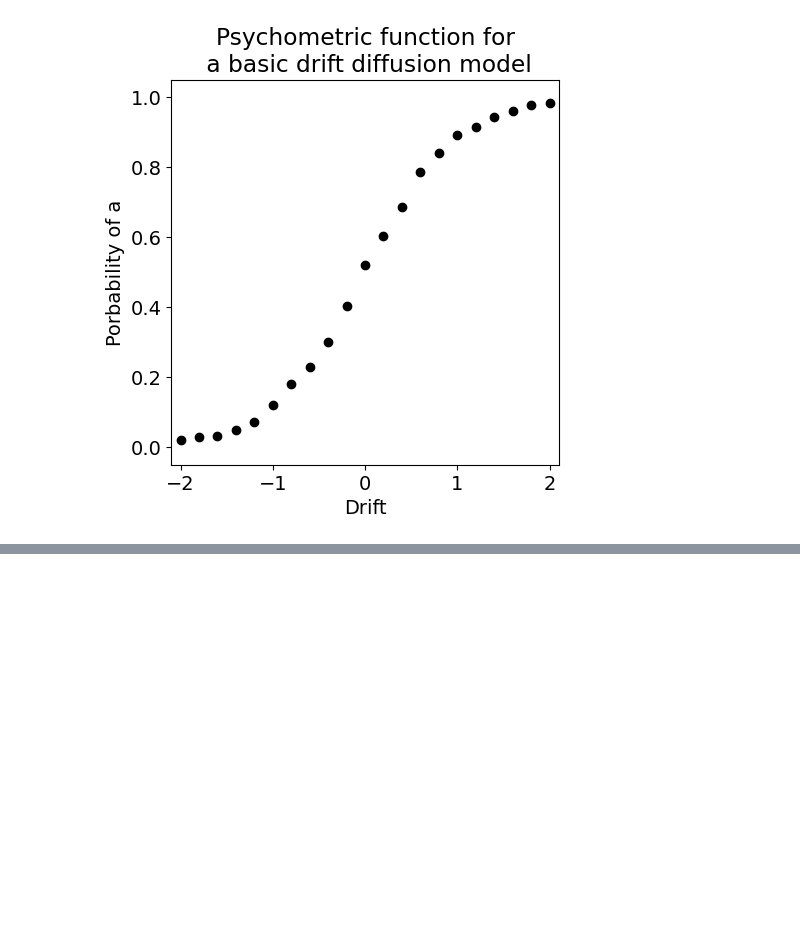
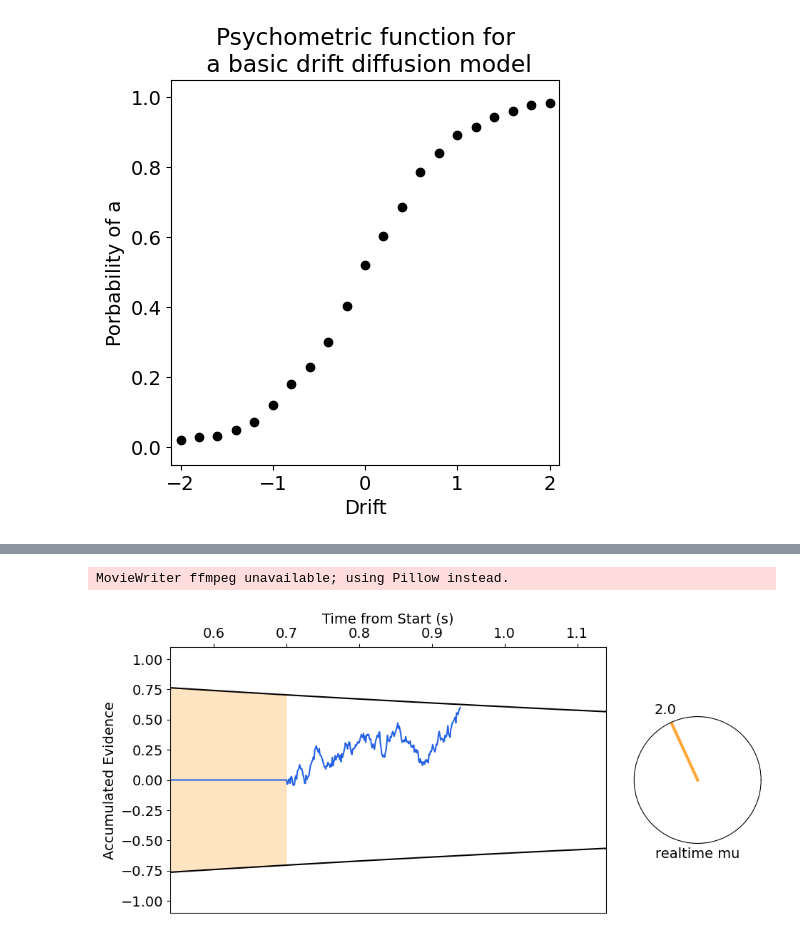
Before and after one commit to I-Pica/indp22-ddm-simulation-project, a Jupyter notebook: code/marco-sim-ddm.ipynb, the cells around one changed output, grey strips where cells are left out. Saved outputs shown, nothing was run; the diff lists cells and outputs as text; code cells hidden in the pictures; blank space fills up the shorter version.

```diff
--- a/code/marco-sim-ddm.ipynb
+++ b/code/marco-sim-ddm.ipynb
@@ -124,21 +219,25 @@ optocolorHEX[~mask] = colors[0]
 # %%
-# Optogentic manipulation on the integrator, here we clamp X
+# Optogentic manipulation of the evidence accumulator, here we change the clamp x
 
 # Define DDM parameters
 mu = 2 # drift
-#theta = 1 # bound
+theta = 1 # bound
 z = 0 # starting point
 sigma = 1 # noise std
-b = 0 # time varying bound
+# mfactor = 1
+decayingconstant = 2
+theta = theta*(np.exp(-t/decayingconstant))
 
-# Define simulation parameters
+# Define simulation time-parameters
 n_trials = 1000
 dt = .001
 T = 10
+t = np.arange(0, T, dt) # simulation time
 
 # Define optogenetic parameters
-t = np.arange(0, T, dt) # simulation time
-#theta = theta*np.ones((t.size,1))
+startT = 0.2
+finishT = 0.7
+mu = mu*np.ones((t.size,1))
 clamp_time = np.where(np.logical_and(t >= 0.2, t <= 0.7))[0] # 500 msec stimulation
 clamp_val = 0*np.ones((clamp_time.size,1))
 clamp_x = [clamp_time, clamp_val] # stimulation time, clamp value
@@ -146,6 +245,69 @@ clamp_x = [clamp_time, clamp_val] # stimulation time, clamp value
 # Run simulation
 S, traj = ddm.sim_ddm(mu, theta, z, sigma, n_trials, dt, T, clamp_x)
 ds_traj, ds_t = downsampleTraj(traj, t, 1)
+# %%
+import matplotlib.animation as animation
+from matplotlib.gridspec import GridSpec
+
+## Trial Properties
+trialID = 1
+rangeanim = np.sum(~np.isnan(ds_traj[trialID,:]))
+
+## Graphical Properties
+alphas = 0.3*np.ones(t.size)
+alphas[opto_time] = 0.6
+optocolor = np.zeros(4)
+optocolor[0:-1] = [255/255, 167/255, 55/255]
+optocolor[3] = alphas[0]
+optocolorHEX = np.tile('#FFA737', t.size)
+optocolorHEX[opto_time] = colors[0]
+
+# Start the Plot
+fig = plt.figure(figsize=(10,5))
+gs = GridSpec(1, 4, figure=fig)
+ax0 = fig.add_subplot(gs[0, 0:-1])
+ax1 = fig.add_subplot(gs[0, -1], projection='polar')
+
+line, = ax0.plot(ds_t, ds_traj[trialID,:], color=colors[0])
+ax0.plot(ds_t, -theta, color='black')
+ax0.plot(ds_t, theta, color='black')
+
+#ax0.fill_between([0.2, 0.2, 0.7, 0.7], [-1, 1, 1, -1], color=optocolor)
+optopatch = ax0.fill_between(t[opto_time], -theta[opto_time], theta[opto_time], color=optocolor)
+ax0.set_xlabel('Time from Start (s)')
+ax0.xaxis.set_label_position('top')
+ax0.set_ylabel('Accumulated Evidence')
+ax0.xaxis.tick_top()
+
+muline, = ax1.plot([mu[0], mu[0]], [0,1], linewidth = 3, color='#2662E4')
+ax1.set_rmax(1)
+ax1.set_rticks([])
+ax1.set_xticks(mu[0])
+ax1.grid(False)
+fig.tight_layout(pad=2.0)
+ax1.set_xlabel('realtime mu')
+#ax1.text(-2.6, 2,'realtime mu', wrap=True)
+
+def animate(i, ds_t, ds_traj, line, optopatch, mu, ax1, optocolor, alphas, optocolorHEX):
+    line.set_xdata(ds_t[:i])  # update the data.
+    line.set_ydata(ds_traj[trialID,:i])  # update the data.
+    line.axes.axis([ds_t[i]-0.4, ds_t[i]+0.2, -1.1, 1.1])
+    optocolor[3] = alphas[i]
+    optopatch.set_color(optocolor)
+    muline.set_xdata([mu[i], mu[i]])
+    ax1.set_xticks(mu[i])
+    ax1.set_xticklabels(mu[i])
+    muline.set_color(optocolorHEX[i])
+    return line,
+
+
+ani = animation.FuncAnimation(
+    fig, animate, rangeanim, fargs=[ds_t, ds_traj, line, optopatch, mu, ax1, optocolor, alphas, optocolorHEX], interval=30, save_count=50)
+ani.save('simulation_OptoEvidence.gif')
+plt.show()
+# %% [output]
+MovieWriter ffmpeg unavailable; using Pillow instead.
+[figure, added]
 # %%
 mu = 2 # drift
 opto_time = np.where(np.logical_and(t >= 0.2, t <= 0.7))[0] # 500 msec stimulation
```
Also changed, not shown: parts of 11 cells of this notebook, 1 other file.
